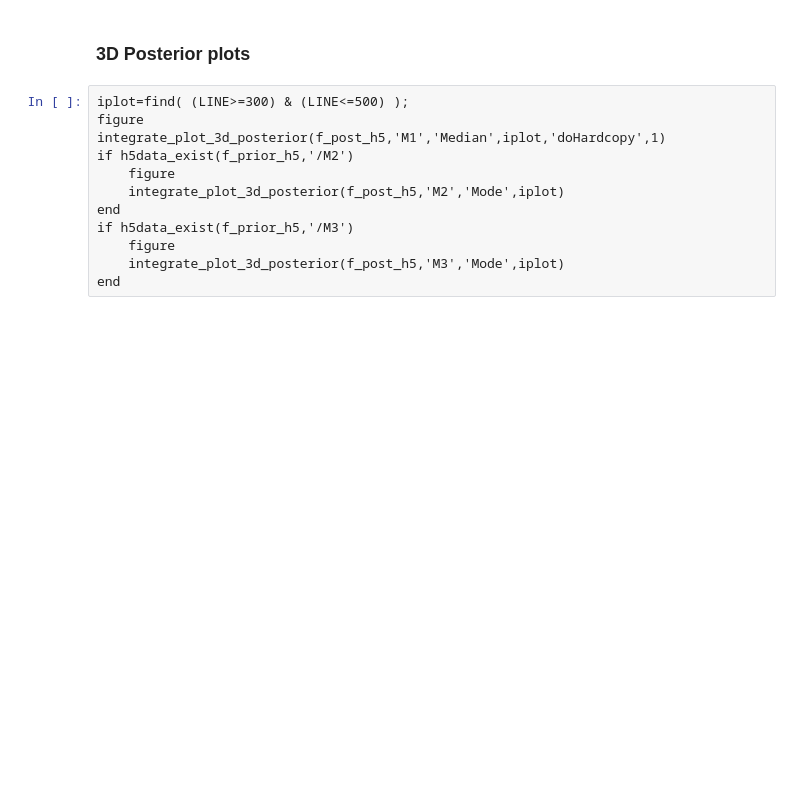
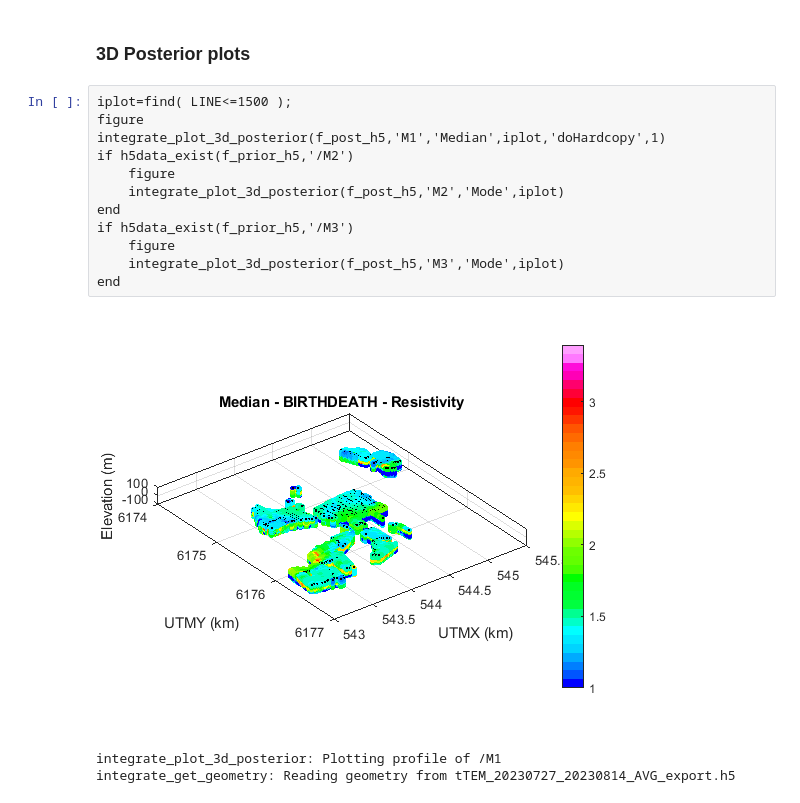
Before and after one commit to cultpenguin/integrate, a Jupyter notebook: doc/notebooks_matlab/matlab_ex_daugaard_post.ipynb, the cells around one changed output. Saved outputs shown, nothing was run; the diff lists cells and outputs as text; blank space fills up the shorter version.

```diff
--- a/doc/notebooks_matlab/matlab_ex_daugaard_post.ipynb
+++ b/doc/notebooks_matlab/matlab_ex_daugaard_post.ipynb
@@ -94,14 +94,18 @@ integrate_get_geometry: Reading geometry from tTEM_20230727_20230814_AVG_export.
 # %% [markdown]
 ### 3D Posterior plots
 # %%
-iplot=find( (LINE>=300) & (LINE<=500) );
+iplot=find( LINE<=1500 );
 figure
 integrate_plot_3d_posterior(f_post_h5,'M1','Median',iplot,'doHardcopy',1)
 if h5data_exist(f_prior_h5,'/M2')
     figure
     integrate_plot_3d_posterior(f_post_h5,'M2','Mode',iplot)
 end
 if h5data_exist(f_prior_h5,'/M3')
     figure
     integrate_plot_3d_posterior(f_post_h5,'M3','Mode',iplot)
 end
+# %% [output]
+[figure, added]
+integrate_plot_3d_posterior: Plotting profile of /M1
+integrate_get_geometry: Reading geometry from tTEM_20230727_20230814_AVG_export.h5
```
